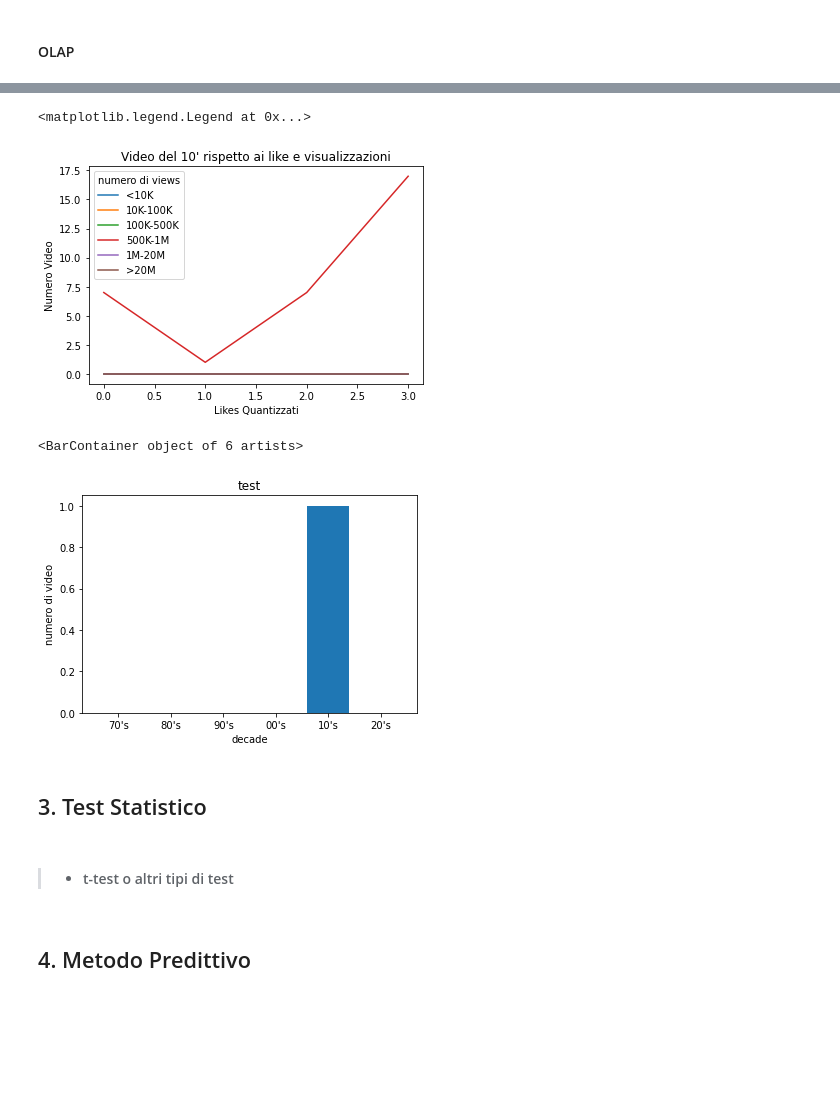
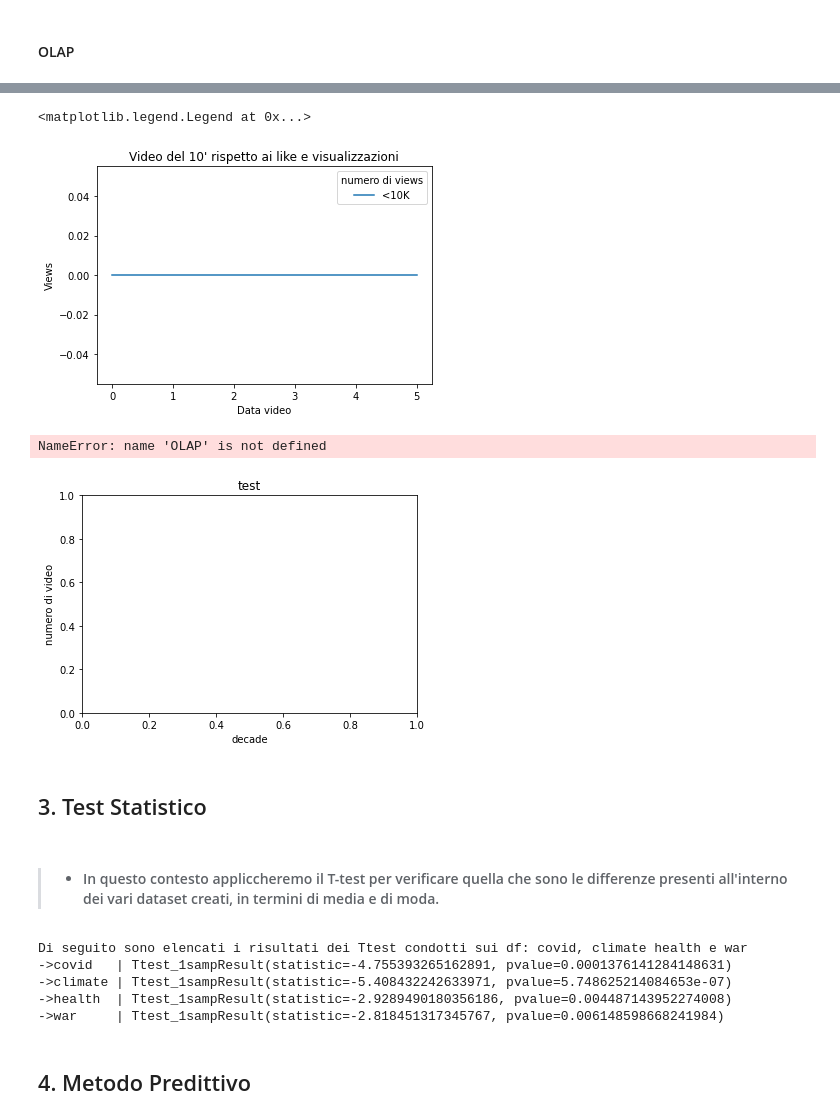
Before and after one commit to InKeaton/DataTed, a Jupyter notebook: data_ted_try.ipynb, the cells around one changed output, grey strips where cells are left out. Saved outputs shown, nothing was run; the diff lists cells and outputs as text; code cells hidden in the pictures; blank space fills up the shorter version.

Commit message:
aggiunte varie visualizzazioni olap, e test

```diff
--- a/data_ted_try.ipynb
+++ b/data_ted_try.ipynb
@@ -237,10 +244,0 @@ daTed.head()
-# %%
-# costruzione OLAP
-OLAP = np.zeros((len(theme_list) , len(quantize_date) , len(quantize_views)))
-
-for z in range(0, len(quantize_views)):
-  ted_views = daTed[daTed['views_quant'] == quantize_views[z]]
-  for j in range(0, len(quantize_date)):
-    for i in range(0, len(theme_list)):
-      OLAP[i,j,z] = np.sum((ted_views['views_quant'] == quantize_views[z]) &
-                           (ted_views['title'].str.contains(theme_list[i])))
@@ -276,30 +288,42 @@ plt.colorbar()
 # %%
 # Slicing
-slice_2010 = OLAP[:,:,4]
+slice_2010 = LIKE_OLAP[:,:,2]
 
 #codice qui
 plt.figure()
 plt.title('Video del 10\' rispetto ai like e visualizzazioni')
-plt.xlabel('Likes Quantizzati')
-plt.ylabel('Numero Video')
-plt.plot(slice_2010[:,:])
+plt.xlabel('Data video')
+plt.ylabel('Views')
+plt.plot(slice_2010[:,2])
 plt.legend(quantize_views, title="numero di views")
 # %% [output]
 <matplotlib.legend.Legend at 0x...>
-[figure, old version]
+[figure, new version]
 # %%
 # dicing
 plt.title('test')
 plt.ylabel('numero di video')
 plt.xlabel("decade")
-plt.bar(quantize_date, OLAP[4,5,:])
+plt.bar(quantize_date, OLAP[:, :, 3])
 # %% [output]
-<BarContainer object of 6 artists>
+NameError: name 'OLAP' is not defined
-[figure, old version]
+[figure, new version]
 # %% [markdown]
 ## 3. Test Statistico
-# %% [markdown]
-> + #### t-test o altri tipi di test
+# %% [markdown]
+> + #### In questo contesto appliccheremo il T-test per verificare quella che sono le differenze presenti all'interno dei vari dataset creati, in termini di media e di moda.
+# %%
+print("Di seguito sono elencati i risultati dei Ttest condotti sui df: covid, climate health e war")
+print("->covid   |", stats.ttest_1samp(daCovid["likes"].values, daTed["likes"].mean()))
+print("->climate |", stats.ttest_1samp(daClimate["likes"].values, daTed["likes"].mean()))
+print("->health  |", stats.ttest_1samp(daHealth["likes"].values, daTed["likes"].mean()))
+print("->war     |", stats.ttest_1samp(daWar["likes"].values, daTed["likes"].mean()))
+# %% [output]
+Di seguito sono elencati i risultati dei Ttest condotti sui df: covid, climate health e war
+->covid   | Ttest_1sampResult(statistic=-4.755393265162891, pvalue=0.0001376141284148631)
+->climate | Ttest_1sampResult(statistic=-5.408432242633971, pvalue=5.748625214084653e-07)
+->health  | Ttest_1sampResult(statistic=-2.9289490180356186, pvalue=0.004487143952274008)
+->war     | Ttest_1sampResult(statistic=-2.818451317345767, pvalue=0.006148598668241984)
 # %% [markdown]
 ## 4. Metodo Predittivo
 # %% [markdown]
```
Also changed, not shown: parts of 15 cells of this notebook.
